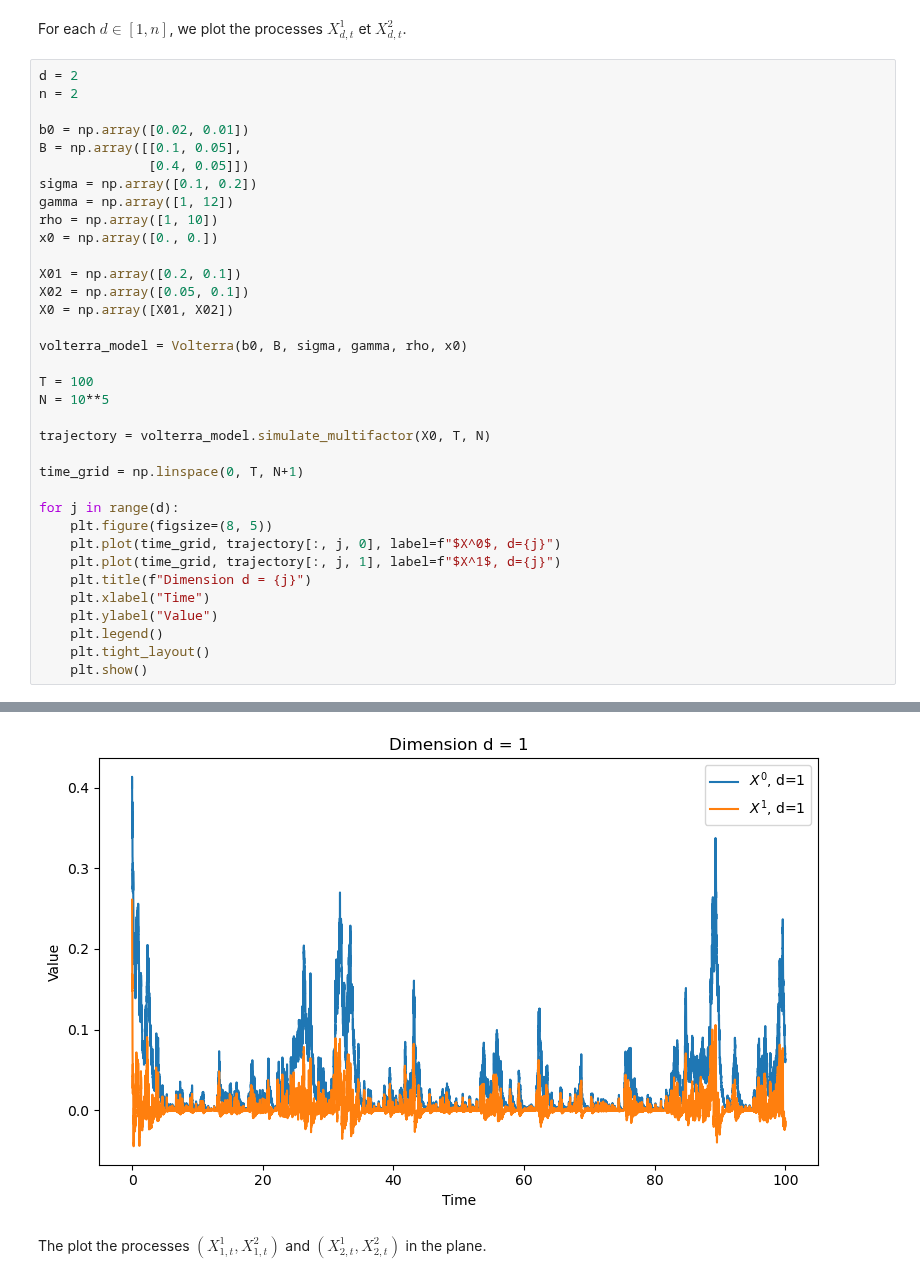
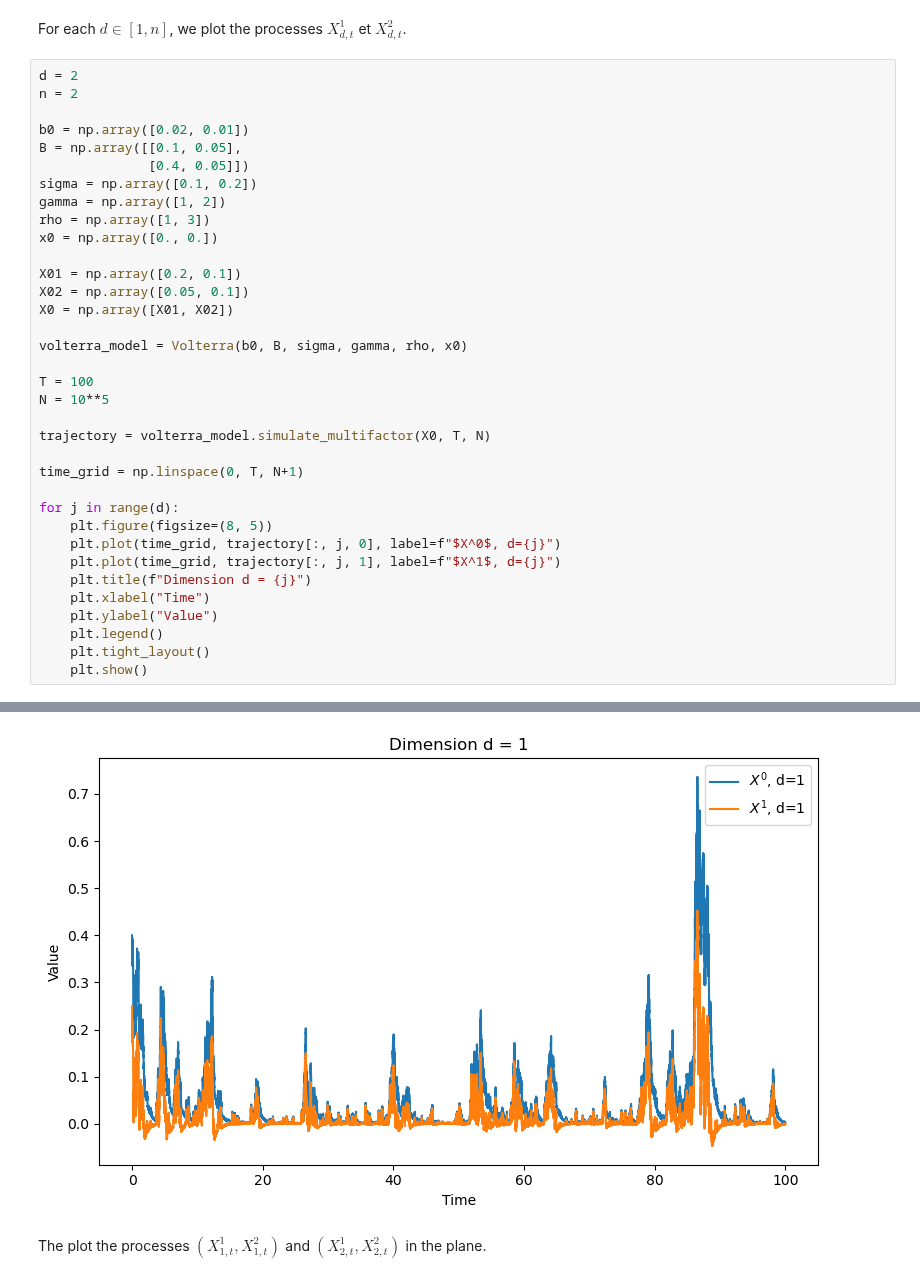
Before and after one commit to maxence2508/stage-cermics, a Jupyter notebook: dai-and-singleton-parametrization.ipynb, the cells around one changed output, grey strips where cells are left out. Saved outputs shown, nothing was run; the diff lists cells and outputs as text.

```diff
--- a/dai-and-singleton-parametrization.ipynb
+++ b/dai-and-singleton-parametrization.ipynb
@@ -246,8 +246,8 @@ b0 = np.array([0.02, 0.01])
 B = np.array([[0.1, 0.05],
               [0.4, 0.05]])
 sigma = np.array([0.1, 0.2])
-gamma = np.array([1, 12])
-rho = np.array([1, 10])
+gamma = np.array([1, 2])
+rho = np.array([1, 3])
 x0 = np.array([0., 0.])
 
 X01 = np.array([0.2, 0.1])
@@ -278,4 +278,4 @@ for j in range(d):
-[figure, old version]
+[figure, new version]
 # %% [markdown]
 The plot the processes $(X^1_{1,t}, X^2_{1,t})$ and $(X^1_{2,t}, X^2_{2,t})$ in the plane.
 # %%
```
Also changed, not shown: parts of 3 cells of this notebook, 5 other files.
